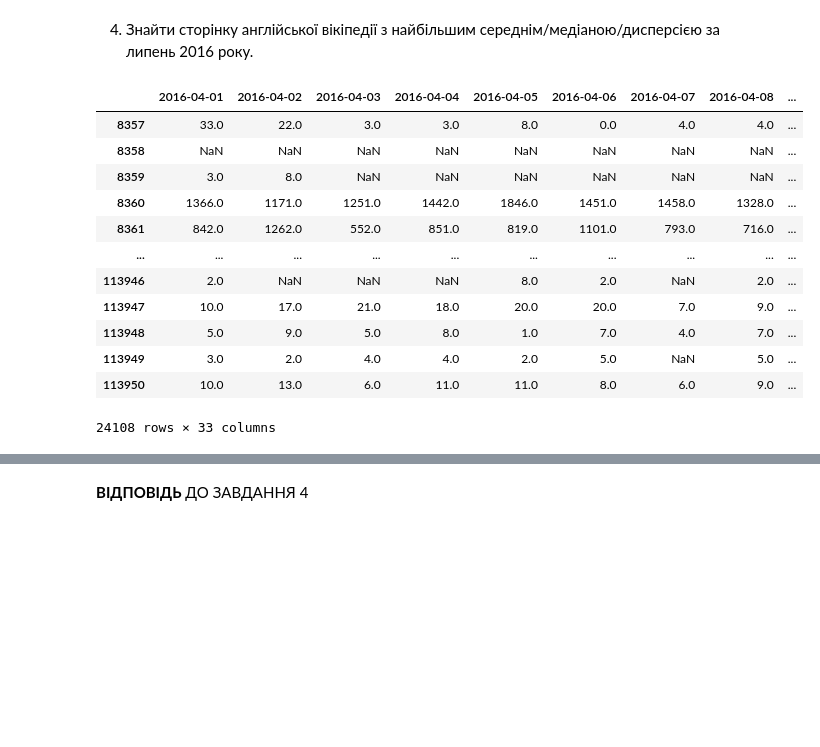
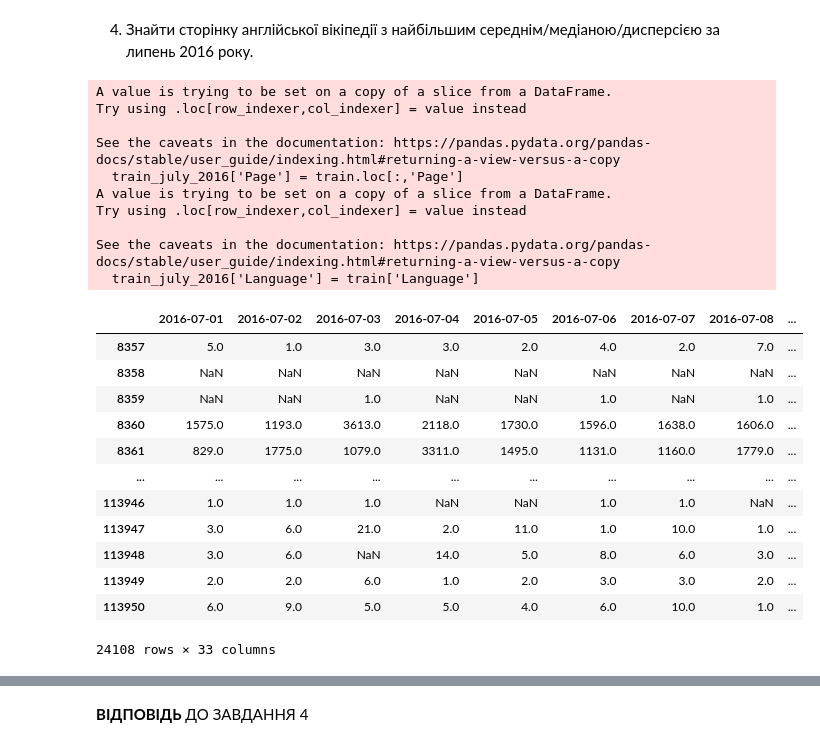
Before and after one commit to reesha-rsh/MLb4, a Jupyter notebook: Homework/Homework_2_0_Pandas_Toxic_Comments_EDA.ipynb, the cells around one changed output, grey strips where cells are left out. Drawn from its saved outputs; the diff is of its cells as text; code cells hidden in the pictures; blank space fills up the shorter version.

```diff
--- a/Homework/Homework_2_0_Pandas_Toxic_Comments_EDA.ipynb
+++ b/Homework/Homework_2_0_Pandas_Toxic_Comments_EDA.ipynb
@@ -163,23 +163,39 @@ result[["Page", "Language","Total"]]
 | 28728 | Special:搜索_zh.wikipedia.org_all-a... | zh | 2854693.0 |
 # %% [markdown]
 4. Знайти сторінку англійської вікіпедії з найбільшим середнім/медіаною/дисперсією за липень 2016 року.
-# %%
-#Filter dates
-en_train_april_2016 = train_april_2016[train_april_2016['Language'] == 'en']
-en_train_april_2016
-# %% [output]
-|  | 2016-04-01 | 2016-04-02 | 2016-04-03 | 2016-04-04 | 2016-04-05 | 2016-04-06 | 2016-04-07 | 2016-04-08 | ... |
-| 8357 | 33.0 | 22.0 | 3.0 | 3.0 | 8.0 | 0.0 | 4.0 | 4.0 | ... |
-| 8358 | NaN | NaN | NaN | NaN | NaN | NaN | NaN | NaN | ... |
-| 8359 | 3.0 | 8.0 | NaN | NaN | NaN | NaN | NaN | NaN | ... |
-| 8360 | 1366.0 | 1171.0 | 1251.0 | 1442.0 | 1846.0 | 1451.0 | 1458.0 | 1328.0 | ... |
-| 8361 | 842.0 | 1262.0 | 552.0 | 851.0 | 819.0 | 1101.0 | 793.0 | 716.0 | ... |
-| ... | ... | ... | ... | ... | ... | ... | ... | ... | ... |
-| 113946 | 2.0 | NaN | NaN | NaN | 8.0 | 2.0 | NaN | 2.0 | ... |
-| 113947 | 10.0 | 17.0 | 21.0 | 18.0 | 20.0 | 20.0 | 7.0 | 9.0 | ... |
-| 113948 | 5.0 | 9.0 | 5.0 | 8.0 | 1.0 | 7.0 | 4.0 | 7.0 | ... |
-| 113949 | 3.0 | 2.0 | 4.0 | 4.0 | 2.0 | 5.0 | NaN | 5.0 | ... |
-| 113950 | 10.0 | 13.0 | 6.0 | 11.0 | 11.0 | 8.0 | 6.0 | 9.0 | ... |
-24108 rows × 33 columns
+# %%
+#Filter dates
+train_july_2016 = train.loc[:, (train.columns >= '2016-07-01') & (train.columns <= '2016-07-31')]
+
+# Add back Page and Language columns
+train_july_2016['Page'] = train.loc[:,'Page']
+train_july_2016['Language'] = train['Language']
+
+en_train_july_2016 = train_july_2016[train_july_2016['Language'] == 'en']
+en_train_july_2016
+# %% [output]
+A value is trying to be set on a copy of a slice from a DataFrame.
+Try using .loc[row_indexer,col_indexer] = value instead
+
+See the caveats in the documentation: https://pandas.pydata.org/pandas-docs/stable/user_guide/indexing.html#returning-a-view-versus-a-copy
+  train_july_2016['Page'] = train.loc[:,'Page']
+A value is trying to be set on a copy of a slice from a DataFrame.
+Try using .loc[row_indexer,col_indexer] = value instead
+
+See the caveats in the documentation: https://pandas.pydata.org/pandas-docs/stable/user_guide/indexing.html#returning-a-view-versus-a-copy
+  train_july_2016['Language'] = train['Language']
+|  | 2016-07-01 | 2016-07-02 | 2016-07-03 | 2016-07-04 | 2016-07-05 | 2016-07-06 | 2016-07-07 | 2016-07-08 | ... |
+| 8357 | 5.0 | 1.0 | 3.0 | 3.0 | 2.0 | 4.0 | 2.0 | 7.0 | ... |
+| 8358 | NaN | NaN | NaN | NaN | NaN | NaN | NaN | NaN | ... |
+| 8359 | NaN | NaN | 1.0 | NaN | NaN | 1.0 | NaN | 1.0 | ... |
+| 8360 | 1575.0 | 1193.0 | 3613.0 | 2118.0 | 1730.0 | 1596.0 | 1638.0 | 1606.0 | ... |
+| 8361 | 829.0 | 1775.0 | 1079.0 | 3311.0 | 1495.0 | 1131.0 | 1160.0 | 1779.0 | ... |
+| ... | ... | ... | ... | ... | ... | ... | ... | ... | ... |
+| 113946 | 1.0 | 1.0 | 1.0 | NaN | NaN | 1.0 | 1.0 | NaN | ... |
+| 113947 | 3.0 | 6.0 | 21.0 | 2.0 | 11.0 | 1.0 | 10.0 | 1.0 | ... |
+| 113948 | 3.0 | 6.0 | NaN | 14.0 | 5.0 | 8.0 | 6.0 | 3.0 | ... |
+| 113949 | 2.0 | 2.0 | 6.0 | 1.0 | 2.0 | 3.0 | 3.0 | 2.0 | ... |
+| 113950 | 6.0 | 9.0 | 5.0 | 5.0 | 4.0 | 6.0 | 10.0 | 1.0 | ... |
+24108 rows × 33 columns
 # %%
 # Add columns for mean, median and dispersion
```
Also changed, not shown: parts of 8 cells of this notebook.
